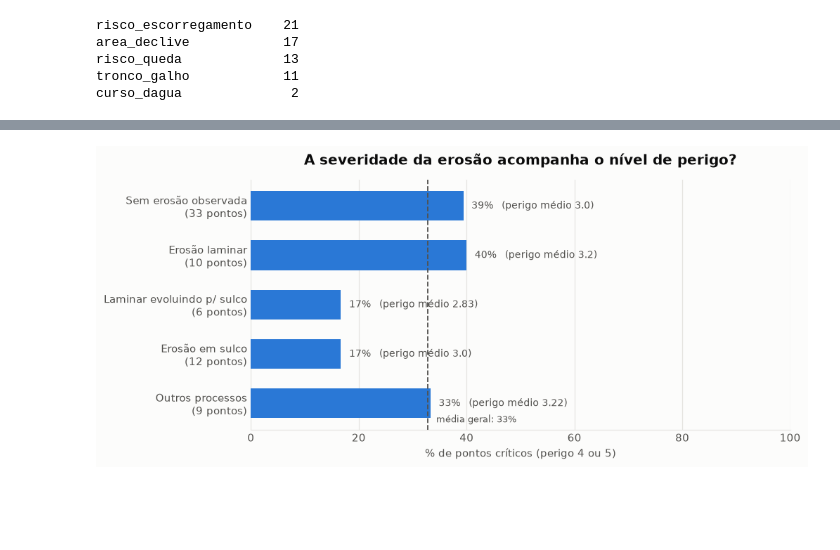
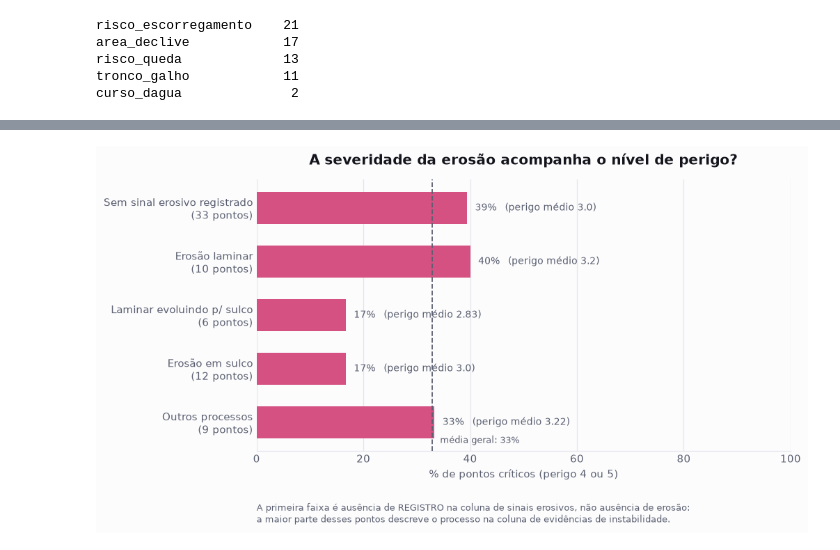
Before and after one commit to carinebrum/projeto-pedra-branca, a Jupyter notebook: 04_Python/Notebook/analise_pedra_branca.ipynb, the cells around one changed output, grey strips where cells are left out. Saved outputs shown, nothing was run; the diff lists cells and outputs as text; code cells hidden in the pictures; blank space fills up the shorter version.

```diff
--- a/04_Python/Notebook/analise_pedra_branca.ipynb
+++ b/04_Python/Notebook/analise_pedra_branca.ipynb
@@ -226,18 +248,19 @@ Laminar e sulco                  6
 
 Não classificados ('Outros'): 0
 # %%
-RISCOS = {
+# Conferência rápida dos marcadores de evidência antes da Célula 9b.
+EVIDENCIAS = {
     "risco_queda":          r"risco de queda|alto risco de queda",
     "risco_escorregamento": r"ri+sco de escorregamento|escorregadio",
     "tronco_galho":         r"tronco|galho|cip[óo]",
     "area_declive":         r"declive|declividade|deslizamento",
     "curso_dagua":          r"\brio\b",
 }
-for nome, padrao in RISCOS.items():
+for nome, padrao in EVIDENCIAS.items():
     pontos[nome] = pontos["obstaculos_riscos"].str.contains(
         padrao, case=False, regex=True)
 
-print(pontos[list(RISCOS)].sum().sort_values(ascending=False).to_string())
+print(pontos[list(EVIDENCIAS)].sum().sort_values(ascending=False).to_string())
 # %% [output]
 risco_escorregamento    21
 area_declive            17
@@ -336,14 +369,15 @@ rotulos = [f"{t}\n({tabela.loc[t].sum()} pontos)" for t in tabela.index]
 fig, ax = plt.subplots(figsize=(9, 3.8))
 esquerda = pd.Series(0, index=tabela.index)
 
-for cor, nivel in zip(RAMPA_PERIGO, tabela.columns):
+for cor, tinta_rotulo, nivel in zip(ESCALA_PERIGO, ROTULO_PERIGO_TINTA,
+                                    tabela.columns):
     largura = tabela[nivel]
     ax.barh(rotulos, largura, left=esquerda, height=0.62, color=cor,
             edgecolor=SUPERFICIE, linewidth=2, zorder=3, label=nivel)
     for y, (x, v) in enumerate(zip(esquerda, largura)):
         if v >= 2:                       # rotula só onde o texto cabe
             ax.text(x + v/2, y, str(v), ha="center", va="center",
-                    color="#ffffff" if cor in RAMPA_PERIGO[2:] else TINTA,
+                    color=tinta_rotulo,
                     fontsize=9, fontweight="bold", zorder=4)
     esquerda += largura
 
@@ -588,13 +703,20 @@ n_riscos
 # =====================================================================
 # O estágio erosivo consta como um dos critérios da escala de perigo.
 # Esta célula verifica se ele de fato discrimina.
+#
+# Atenção ao primeiro grupo: "Sem sinal erosivo registrado" NÃO quer
+# dizer ponto sem erosão. Quer dizer que a coluna `sinais_erosao` da
+# caderneta ficou em branco naquele ponto — e, na maioria das vezes, o
+# processo foi descrito na outra coluna, `obstaculos_riscos`. O bloco 4
+# desta célula quantifica isso, para que a barra baixa desse grupo não
+# seja lida como "aqui o perigo não vem da erosão".
 
 # --- 1. Agrupamento por severidade -----------------------------------
 # As nove classes da Célula 3 são detalhadas demais para cruzar: cinco
 # delas têm 1 ou 2 pontos. Agrupadas por severidade do processo, com
 # os casos raros reunidos em "Outros processos".
 SEVERIDADE = {
-    "Sem erosão observada":         "Sem erosão observada",
+    SEM_REGISTRO:                   SEM_REGISTRO,
     "Laminar":                      "Erosão laminar",
     "Laminar e sulco":              "Laminar evoluindo p/ sulco",
     "Sulco":                        "Erosão em sulco",
@@ -604,7 +726,7 @@ SEVERIDADE = {
     "Processo não especificado":    "Outros processos",
     "Deslizamento":                 "Outros processos",
 }
-ORDEM_SEVERIDADE = ["Sem erosão observada", "Erosão laminar",
+ORDEM_SEVERIDADE = [SEM_REGISTRO, "Erosão laminar",
                     "Laminar evoluindo p/ sulco", "Erosão em sulco",
                     "Outros processos"]
 
@@ -623,7 +745,7 @@ erosao["perigo_medio"] = erosao.perigo_medio.round(2)
 
 media_geral = 100 * pontos.critico.sum() / len(pontos)
 
-fig, ax = plt.subplots(figsize=(9, 4.2))
+fig, ax = plt.subplots(figsize=(9, 4.6))
 rotulos = [f"{i}\n({int(r.pontos_)} pontos)" for i, r in erosao.iterrows()]
 ax.barh(rotulos, erosao.pct_criticos, height=0.6, color=SERIE_UNICA, zorder=3)
 for y, (pct, media) in enumerate(zip(erosao.pct_criticos, erosao.perigo_medio)):
@@ -642,17 +764,22 @@ ax.set_title("A severidade da erosão acompanha o nível de perigo?")
 ax.set_xlabel("% de pontos críticos (perigo 4 ou 5)")
 ax.set_xlim(0, 100)
 ax.invert_yaxis()
+ax.annotate("A primeira faixa é ausência de REGISTRO na coluna de sinais "
+            "erosivos, não ausência de erosão:\na maior parte desses pontos "
+            "descreve o processo na coluna de evidências de instabilidade.",
+            xy=(0, -0.19), xycoords="axes fraction",
+            fontsize=8.5, color=TINTA_FRACA, va="top")
 limpar(ax)
 salvar(fig, "08_erosao_x_perigo.png")
 
 # --- 3. Comparação agregada ------------------------------------------
-pontos["tem_erosao"] = pontos["classe_erosao"] != "Sem erosão observada"
+pontos["tem_erosao"] = pontos["classe_erosao"] != SEM_REGISTRO
 agregado = pontos.groupby("tem_erosao").agg(
     pontos_=("id_ponto", "count"),
     perigo_medio=("escala_perigo", "mean"),
     criticos=("critico", "sum"),
 ).round(2)
-agregado.index = ["Sem erosão observada", "Com erosão identificada"]
+agregado.index = [SEM_REGISTRO, "Com sinal erosivo registrado"]
 agregado["pct_criticos"] = (100 * agregado.criticos / agregado.pontos_).round(1)
 
 erosao.rename(columns={"pontos_": "pontos"}).to_csv(
@@ -661,8 +788,43 @@ erosao.rename(columns={"pontos_": "pontos"}).to_csv(
 
 print("=== Perigo por severidade do processo erosivo ===")
 print(erosao.rename(columns={"pontos_": "pontos"}).to_string(), "\n")
-print("=== Com erosão x sem erosão ===")
-print(agregado.rename(columns={"pontos_": "pontos"}).to_string())
+print("=== Com sinal registrado x sem sinal registrado ===")
+print(agregado.rename(columns={"pontos_": "pontos"}).to_string(), "\n")
+
+# --- 4. Auditoria do grupo sem registro ------------------------------
+# Mostra ponto a ponto que "sem registro" não é "sem erosão": o texto
+# abaixo veio da coluna `obstaculos_riscos` dos mesmos pontos.
+sem_registro = pontos[~pontos.tem_erosao]
+com_evidencia = sem_registro[sem_registro.obstaculos_riscos != ""]
+print(f"=== Dos {len(sem_registro)} pontos sem sinal erosivo registrado, "
+      f"{len(com_evidencia)} descrevem instabilidade na outra coluna ===")
+for _, p in com_evidencia.iterrows():
+    print(f"  {p.id_ponto}  {p.obstaculos_riscos[:78]}")
+
+# --- 5. Indicador combinado: as duas colunas lidas como uma só -------
+# A caderneta partiu a evidência do mesmo processo em duas colunas, e
+# nenhuma delas isolada mede "há processo erosivo atuante neste ponto".
+# Unindo as duas, o quadro fica coerente com o que o TCC afirma: onde
+# há qualquer registro do processo, está o perigo; onde não há nenhum,
+# não há ponto crítico.
+pontos["tem_evidencia_processo"] = (
+    (pontos["sinais_erosao"] != "") | (pontos["obstaculos_riscos"] != ""))
+
+combinado = pontos.groupby("tem_evidencia_processo").agg(
+    pontos_=("id_ponto", "count"),
+    perigo_medio=("escala_perigo", "mean"),
+    criticos=("critico", "sum"),
+).round(2)
+combinado.index = ["Nenhuma das duas colunas preenchida",
+                   "Evidência do processo em alguma das colunas"]
+combinado["pct_criticos"] = (100 * combinado.criticos / combinado.pontos_).round(1)
+
+combinado.rename(columns={"pontos_": "pontos"}).to_csv(
+    SAIDA_CSV / "evidencia_combinada.csv", index_label="evidencia",
+    encoding="utf-8-sig")
+
+print("\n=== Indicador combinado (sinais_erosao OU obstaculos_riscos) ===")
+print(combinado.rename(columns={"pontos_": "pontos"}).to_string())
 # %% [output]
 salvo: 08_erosao_x_perigo.png
 === Perigo por severidade do processo erosivo ===
@@ -681,4 +846,4 @@ Com erosão identificada      37          3.08        10          27.0
-[figure, old version]
+[figure, new version]
 # %%
 # =====================================================================
 # CÉLULA 10 — Exportação
```
Also changed, not shown: parts of 11 cells of this notebook, 26 other files.
